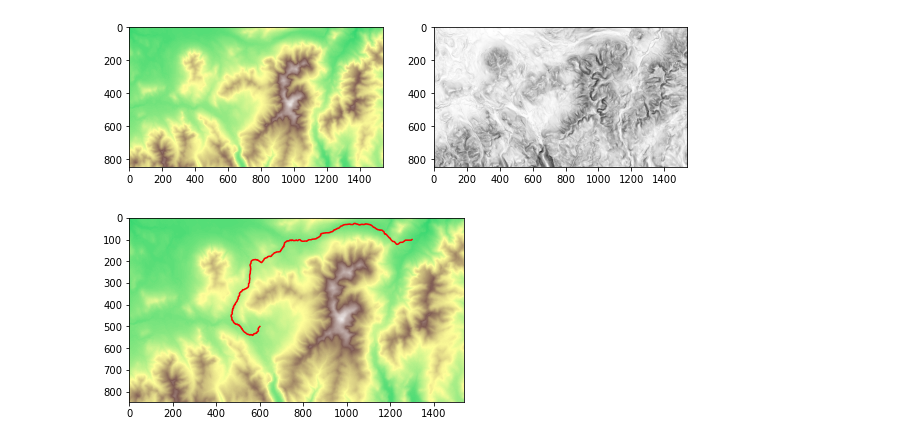
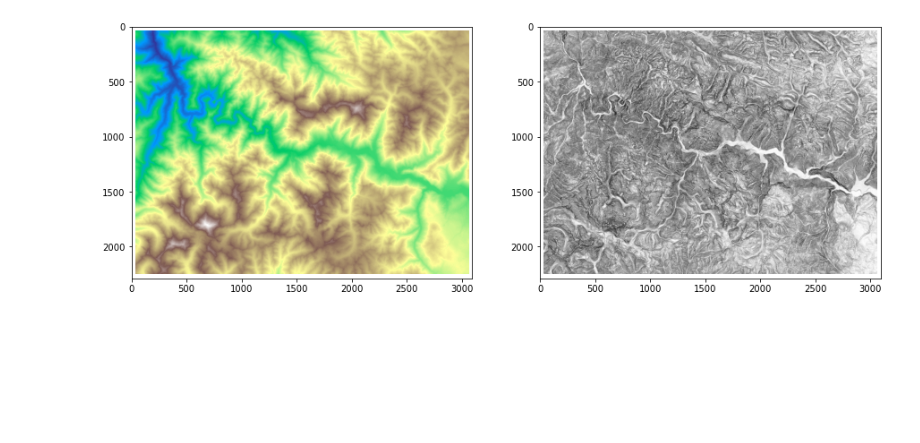
Before and after one commit to thomaspingel/neilpy, a Jupyter notebook: examples/LCP (new 2).ipynb, the cells around one changed output. Saved outputs shown, nothing was run; the diff lists cells and outputs as text; code cells hidden in the pictures; blank space fills up the shorter version.

```diff
--- a/examples/LCP (new 2).ipynb
+++ b/examples/LCP (new 2).ipynb
@@ -13,21 +12,20 @@ S = neilpy.slope(Z,cellsize)
+# %%
+src = rasterio.open('https://github.com/thomaspingel/geodata/raw/master/terrain/machu_picchu_area.tif')
+
+Z = src.read(1).astype(np.float)
+Z[Z==src.nodata] = np.nan
+crs = src.crs
+cellsize = np.mean(src.res)
+Zt = rasterio.Affine(*src.get_transform())
 # %%
+S = neilpy.slope(Z,cellsize,return_as='degrees')
+
 # Show a hysometric tint and slope raster
-plt.figure(figsize=(10,7))
+plt.figure(figsize=(15,15))
 plt.subplot(121)
-plt.imshow(Z,cmap='terrain',vmin=-500,vmax=2000)
+plt.imshow(Z,cmap='terrain')
 plt.subplot(122)
 plt.imshow(S,cmap='gray_r')
 plt.show()
 # %% [output]
-[figure, old version]
+[figure, new version]
-# %%
-# Plot a route through the array, given start and ending pixels
-# This will try to find a route that avoids cells with steep slope values
-
-route, cost = graph.route_through_array(S,start=(500,600),end=(100,1300))
-route = np.array(route)
-plt.imshow(Z,cmap='terrain',vmin=-500,vmax=2000)
-plt.plot(route[:,1],route[:,0],'r-')
-plt.show()
-# %% [output]
-[figure, removed]
```
Also changed, not shown: parts of 19 cells of this notebook, 13 other files.
